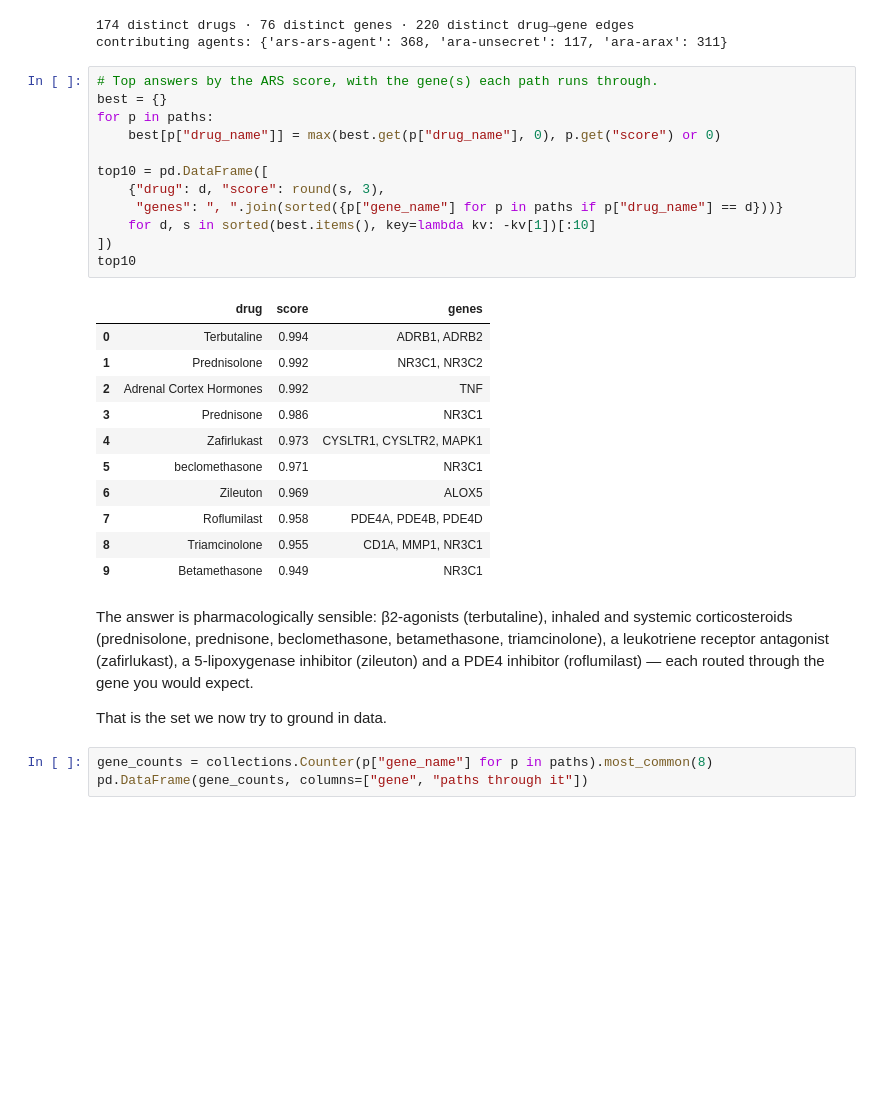
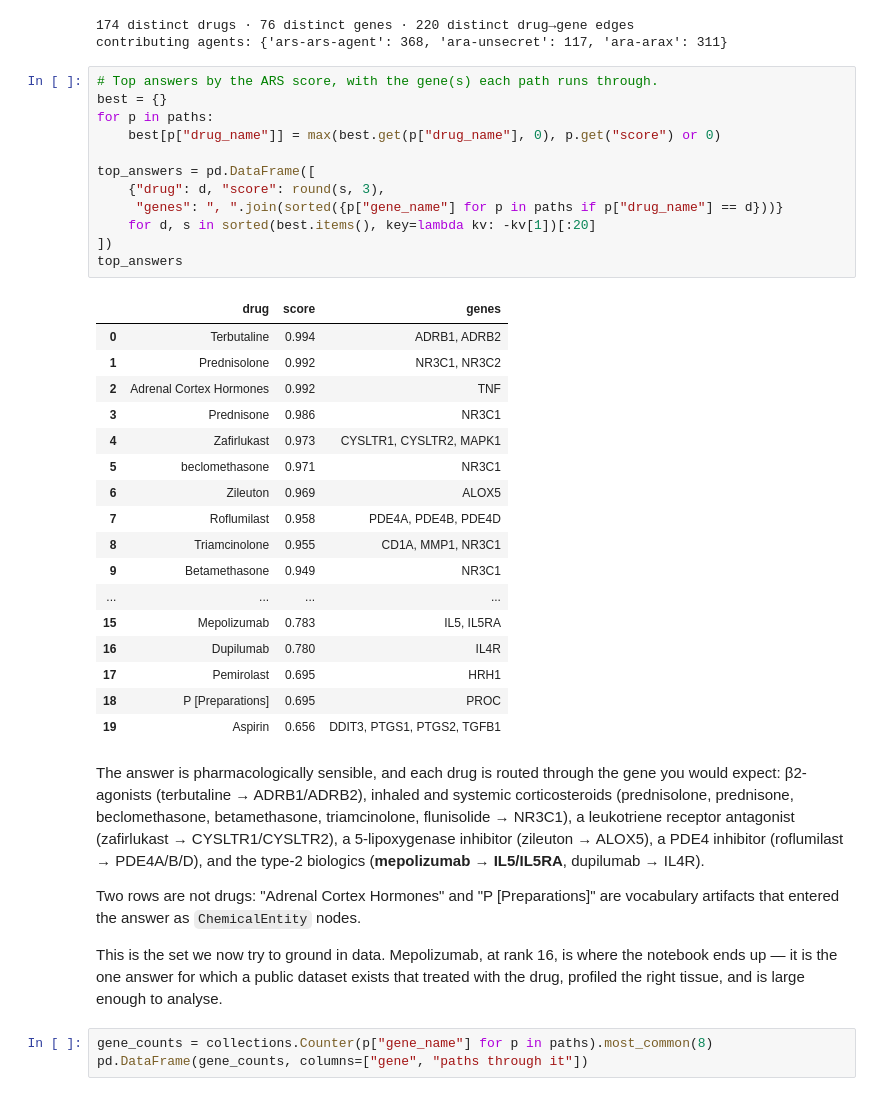
Before and after one commit to andrewsu/translator-nde, a Jupyter notebook: notebooks/asthma_translator_nde.ipynb, the cells around one changed output. Saved outputs shown, nothing was run; the diff lists cells and outputs as text; blank space fills up the shorter version.

```diff
--- a/notebooks/asthma_translator_nde.ipynb
+++ b/notebooks/asthma_translator_nde.ipynb
@@ -159,34 +159,47 @@ contributing agents: {'ars-ars-agent': 368, 'ara-unsecret': 117, 'ara-arax': 311
 # %%
 # Top answers by the ARS score, with the gene(s) each path runs through.
 best = {}
 for p in paths:
     best[p["drug_name"]] = max(best.get(p["drug_name"], 0), p.get("score") or 0)
 
-top10 = pd.DataFrame([
+top_answers = pd.DataFrame([
     {"drug": d, "score": round(s, 3),
      "genes": ", ".join(sorted({p["gene_name"] for p in paths if p["drug_name"] == d}))}
-    for d, s in sorted(best.items(), key=lambda kv: -kv[1])[:10]
+    for d, s in sorted(best.items(), key=lambda kv: -kv[1])[:20]
 ])
-top10
+top_answers
 # %% [output]
 |  | drug | score | genes |
 | 0 | Terbutaline | 0.994 | ADRB1, ADRB2 |
 | 1 | Prednisolone | 0.992 | NR3C1, NR3C2 |
 | 2 | Adrenal Cortex Hormones | 0.992 | TNF |
 | 3 | Prednisone | 0.986 | NR3C1 |
 | 4 | Zafirlukast | 0.973 | CYSLTR1, CYSLTR2, MAPK1 |
 | 5 | beclomethasone | 0.971 | NR3C1 |
 | 6 | Zileuton | 0.969 | ALOX5 |
 | 7 | Roflumilast | 0.958 | PDE4A, PDE4B, PDE4D |
 | 8 | Triamcinolone | 0.955 | CD1A, MMP1, NR3C1 |
 | 9 | Betamethasone | 0.949 | NR3C1 |
+| ... | ... | ... | ... |
+| 15 | Mepolizumab | 0.783 | IL5, IL5RA |
+| 16 | Dupilumab | 0.780 | IL4R |
+| 17 | Pemirolast | 0.695 | HRH1 |
+| 18 | P [Preparations] | 0.695 | PROC |
+| 19 | Aspirin | 0.656 | DDIT3, PTGS1, PTGS2, TGFB1 |
 # %% [markdown]
-The answer is pharmacologically sensible: β2-agonists (terbutaline), inhaled and systemic
-corticosteroids (prednisolone, prednisone, beclomethasone, betamethasone, triamcinolone), a
-leukotriene receptor antagonist (zafirlukast), a 5-lipoxygenase inhibitor (zileuton) and a PDE4
-inhibitor (roflumilast) — each routed through the gene you would expect.
+The answer is pharmacologically sensible, and each drug is routed through the gene you would
+expect: β2-agonists (terbutaline → ADRB1/ADRB2), inhaled and systemic corticosteroids
+(prednisolone, prednisone, beclomethasone, betamethasone, triamcinolone, flunisolide → NR3C1), a
+leukotriene receptor antagonist (zafirlukast → CYSLTR1/CYSLTR2), a 5-lipoxygenase inhibitor
+(zileuton → ALOX5), a PDE4 inhibitor (roflumilast → PDE4A/B/D), and the type-2 biologics
+(**mepolizumab → IL5/IL5RA**, dupilumab → IL4R).
 
-That is the set we now try to ground in data.
+Two rows are not drugs: "Adrenal Cortex Hormones" and "P [Preparations]" are vocabulary artifacts
+that entered the answer as `ChemicalEntity` nodes.
+
+This is the set we now try to ground in data. Mepolizumab, at rank 16, is where the notebook ends
+up — it is the one answer for which a public dataset exists that treated with the drug, profiled
+the right tissue, and is large enough to analyse.
 # %%
 gene_counts = collections.Counter(p["gene_name"] for p in paths).most_common(8)
 pd.DataFrame(gene_counts, columns=["gene", "paths through it"])
```
Also changed, not shown: parts of 12 cells of this notebook.
